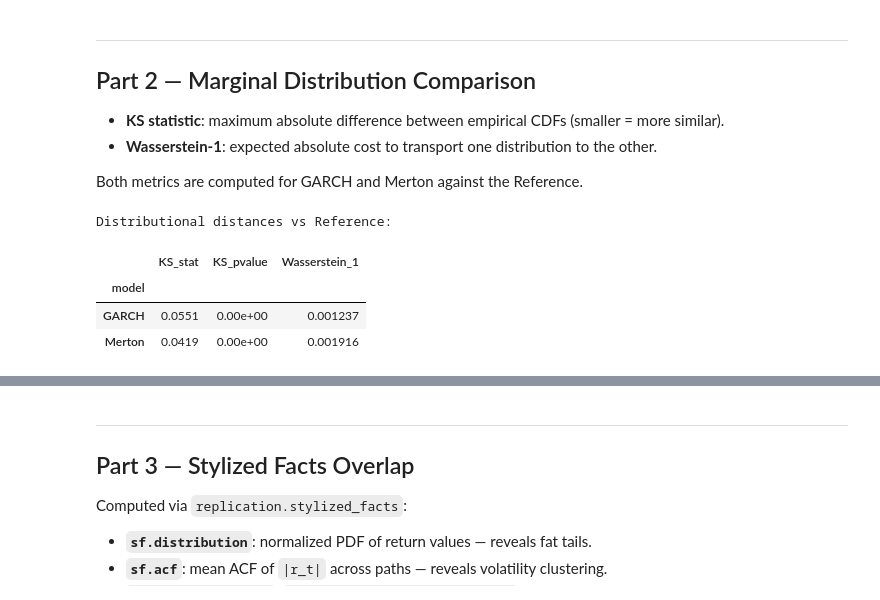
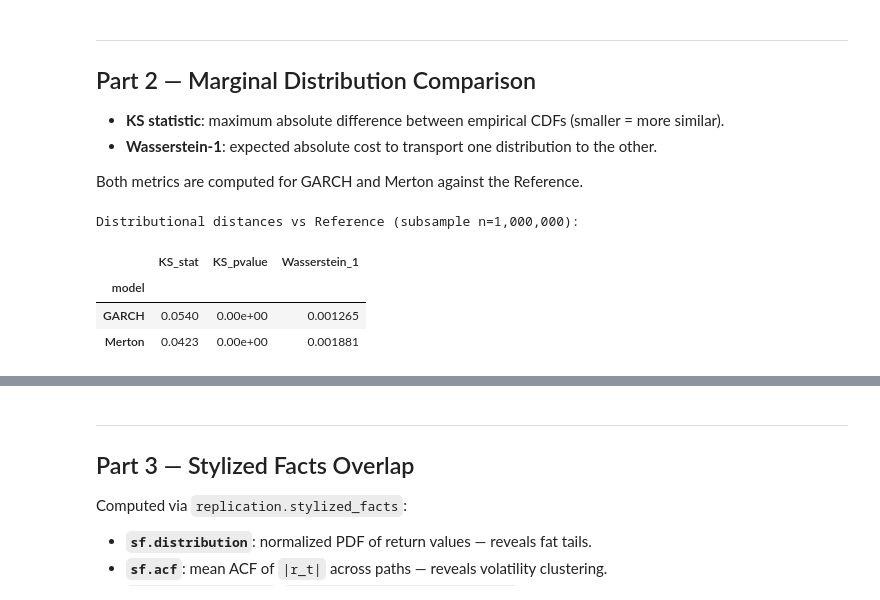
Before and after one commit to GiacomoNegri/Master-Thesis, a Jupyter notebook: garch_merton_comparison.ipynb, the cells around one changed output, grey strips where cells are left out. Cells and saved outputs as stored; diff of their text form; code cells hidden in the pictures.

Commit message:
modifications to garch_merton_comparison for thesis reporting and visualization purposes

```diff
--- a/garch_merton_comparison.ipynb
+++ b/garch_merton_comparison.ipynb
@@ -89,14 +89,14 @@ def compute_moments(x, label):
     }
 
 
-def subsample(arr, max_points=1_000_000, seed=42):
+def subsample(arr, max_points=50_000_000, seed=42):
     arr = arr[np.isfinite(arr)]
     if len(arr) > max_points:
         arr = np.random.default_rng(seed).choice(arr, size=max_points, replace=False)
     return arr
 
 
-def to_flat(df, step_cols, max_points=1_000_000, seed=42):
+def to_flat(df, step_cols, max_points=50_000_000, seed=42):
     vals = df[step_cols].values.ravel().astype(float)
     return subsample(vals, max_points, seed)
 
@@ -334,24 +334,26 @@ Saved: ..\Master-Thesis\tables\generated\garch_merton_comparison\increment_stati
 
 Both metrics are computed for GARCH and Merton against the Reference.
 # %%
-ref_flat = flat_data['Reference']
+KS_MAX_POINTS = 1_000_000
+ref_flat_ks = subsample(flat_data['Reference'], KS_MAX_POINTS)
 
 ks_rows = []
 for model in ['GARCH', 'Merton']:
-    ks_stat, ks_p = scipy_stats.ks_2samp(flat_data[model], ref_flat)
-    w1 = scipy_stats.wasserstein_distance(flat_data[model], ref_flat)
+    model_ks = subsample(flat_data[model], KS_MAX_POINTS)
+    ks_stat, ks_p = scipy_stats.ks_2samp(model_ks, ref_flat_ks)
+    w1 = scipy_stats.wasserstein_distance(model_ks, ref_flat_ks)
     ks_rows.append({'model'        : model,
                     'KS_stat'      : round(ks_stat, 4),
                     'KS_pvalue'    : f'{ks_p:.2e}',
                     'Wasserstein_1': round(w1, 6)})
 
 df_ks = pd.DataFrame(ks_rows).set_index('model')
-print('Distributional distances vs Reference:')
+print(f'Distributional distances vs Reference (subsample n={KS_MAX_POINTS:,}):')
 display(df_ks)
 df_ks.to_csv(Path(OUTPUT_TABLE_DIR) / f'distributional_distances_{appendix}.csv')
 # %% [output]
-Distributional distances vs Reference:
+Distributional distances vs Reference (subsample n=1,000,000):
 |  | KS_stat | KS_pvalue | Wasserstein_1 |
 | model |  |  |  |
-| GARCH | 0.0551 | 0.00e+00 | 0.001237 |
-| Merton | 0.0419 | 0.00e+00 | 0.001916 |
+| GARCH | 0.0540 | 0.00e+00 | 0.001265 |
+| Merton | 0.0423 | 0.00e+00 | 0.001881 |
```
Also changed, not shown: parts of 12 cells of this notebook.
